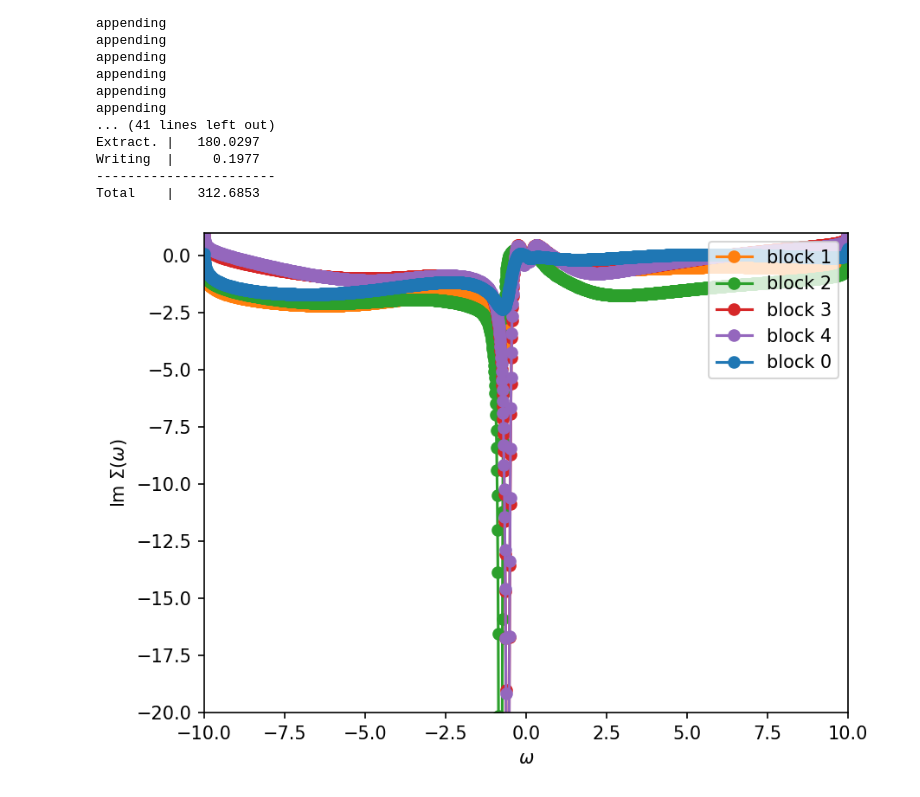
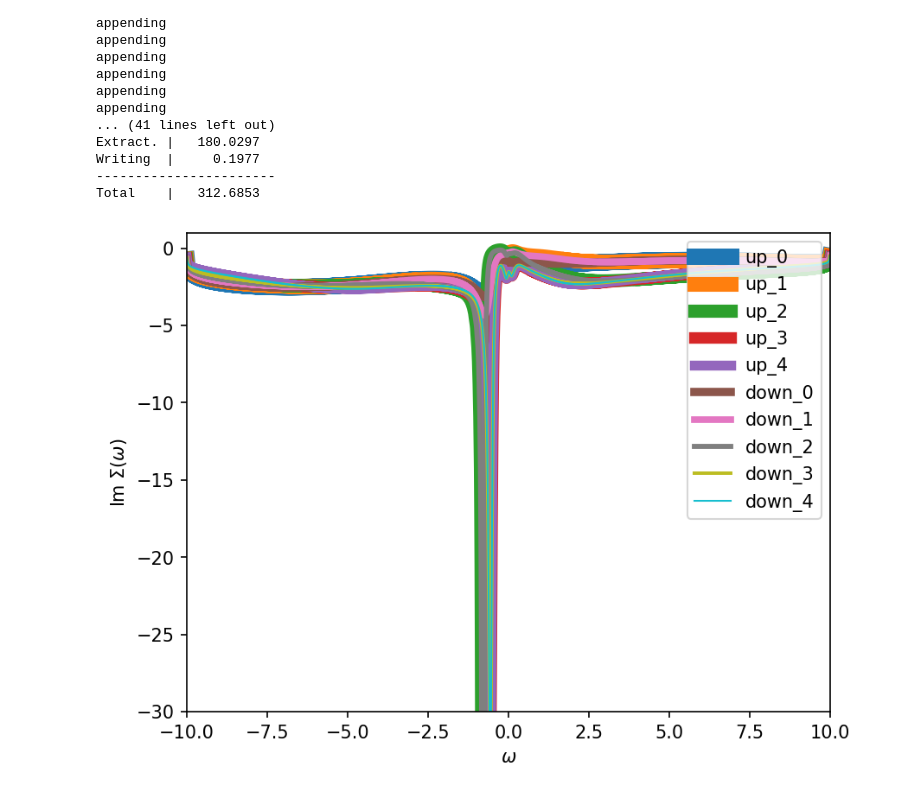
Before and after one commit to Lanlin123/FeSe, a Jupyter notebook: fese.ipynb, the cells around one changed output. Saved outputs shown, nothing was run; the diff lists cells and outputs as text; code cells hidden in the pictures.

```diff
--- a/fese.ipynb
+++ b/fese.ipynb
@@ -49,14 +49,16 @@ Writing  |     0.1977
 Total    |   312.6853
 # %%
 fig, ax = plt.subplots(1, dpi=150)
-ax.oplot((Sigma_real_freq['down_1'] - Sigma_real_freq['down_1'](0.0)[0,0])[0,0].imag,'-o', c='C1',label='block 1')
-ax.oplot((Sigma_real_freq['down_2'] - Sigma_real_freq['down_2'](0.0)[0,0])[0,0].imag,'-o', c='C2',label='block 2')
-ax.oplot((Sigma_real_freq['down_3'] - Sigma_real_freq['down_3'](0.0)[0,0])[0,0].imag,'-o', c='C3',label='block 3')
-ax.oplot((Sigma_real_freq['down_4'] - Sigma_real_freq['down_4'](0.0)[0,0])[0,0].imag,'-o', c='C4',label='block 4')
-ax.oplot((Sigma_real_freq['down_0'] - Sigma_real_freq['down_0'](0.0)[0,0])[0,0].imag,'-o', c='C0',label='block 0')
+color = ['C0','C1','C2','C3','C4','C5','C6','C7','C8','C9']
+n=-1
+a=10
+for block, Sw in Sigma_real_freq:
+    a=a-0.9
+    n=n+1
+    ax.oplot((Sw - Sw(0.0).real)[0,0].imag ,'-', c=color[n], label=block,linewidth=a)
 ax.set_ylabel(r"Im $\Sigma (\omega)$")
 ax.set_xlim(-10,10)
-ax.set_ylim(-20,1)
+ax.set_ylim(-30,1)
 plt.show()
 # %% [output]
-[figure, old version]
+[figure, new version]
```
Also changed, not shown: parts of 1 cell of this notebook.
